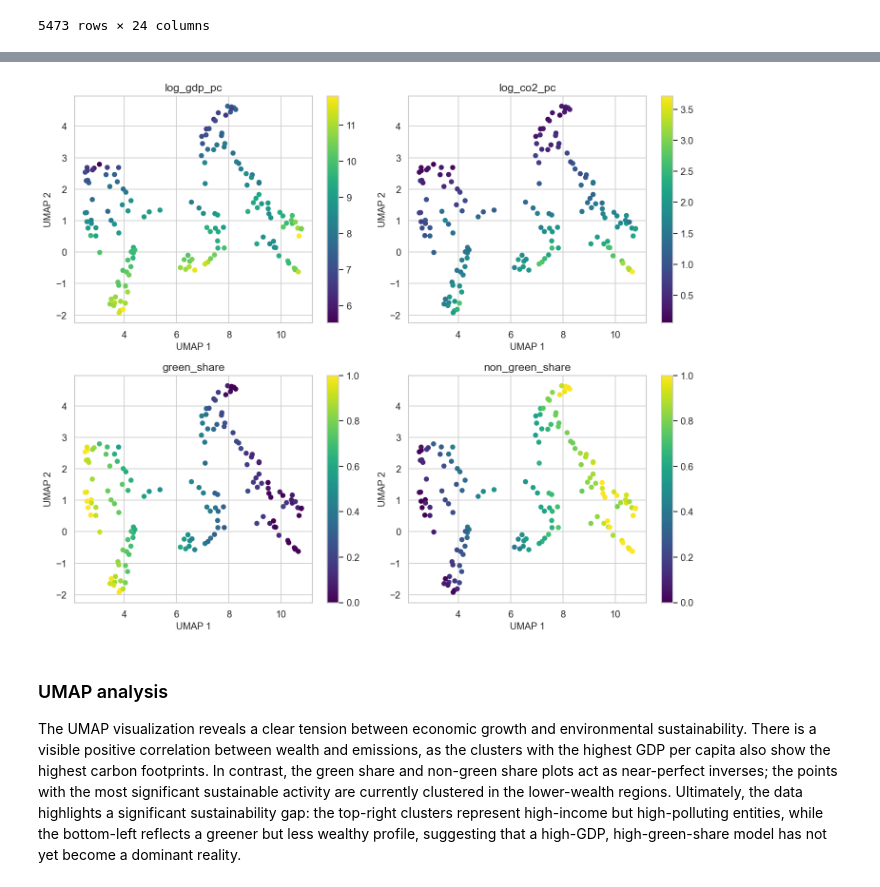
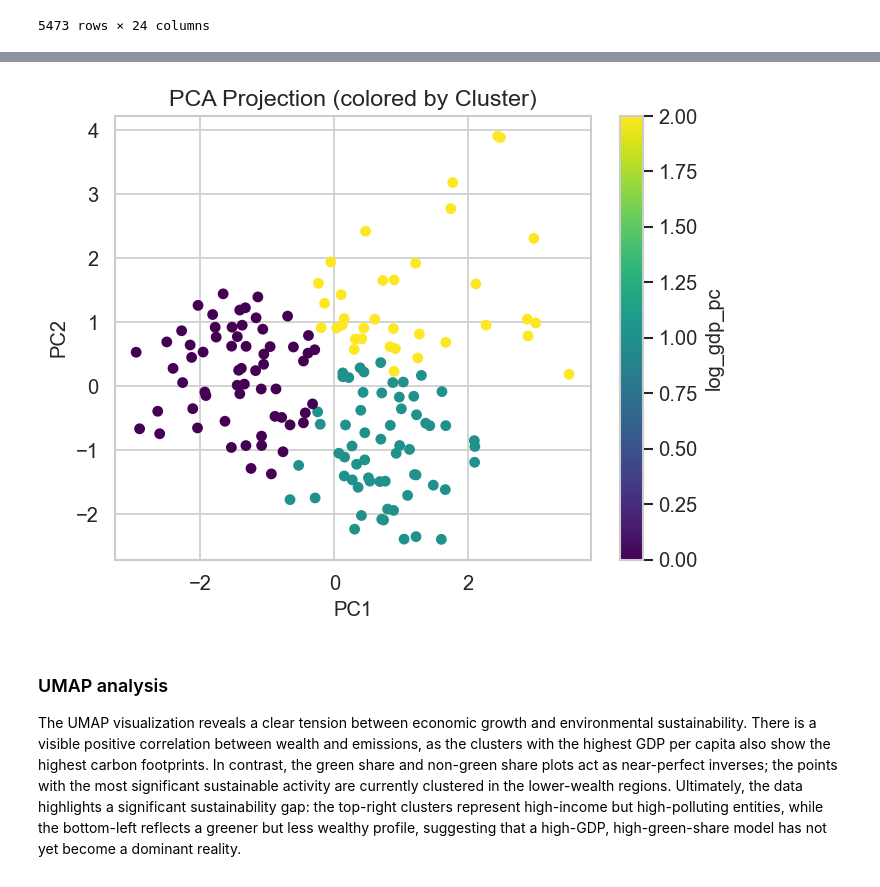
Before and after one commit to fabianfrank-dev/carbon_analysis, a Jupyter notebook: notebooks/data_analytics_project_pandas.ipynb, the cells around one changed output, grey strips where cells are left out. Saved outputs shown, nothing was run; the diff lists cells and outputs as text; code cells hidden in the pictures.

```diff
--- a/notebooks/data_analytics_project_pandas.ipynb
+++ b/notebooks/data_analytics_project_pandas.ipynb
@@ -941,9 +941,18 @@ plt.tight_layout()
 
 The elbow plot shows inertia (within-cluster sum of squares) for k = 1 through 7. The "elbow" at **k = 3** indicates diminishing returns beyond four clusters, making it the optimal choice for segmenting countries by economic and environmental characteristics.
 # %%
-# We use k = 3 based on elbow plot
-cluster_labels, scaled_data, kmeans_model = run_kmeans_elbow(
-    cluster_df, ml_features, n_clusters=3, plot=False)
+# Cluster countries
+cluster_labels, scaled_data, kmeans_model, inertias, scaler = run_kmeans_elbow(
+    X,
+    k_range=range(1, 8),
+    n_clusters=3,
+    plot=False,
+    ax=None,
+    scale=True,
+    random_state=42,
+    n_init=10,)
 
-# write the labels back into the original df
-cluster_df['cluster'] = cluster_labels
+# Add cluster labels to the original data
+cluster_df["cluster"] = cluster_labels
+
+cluster_df
@@ -1022,23 +1066,23 @@ array([[ 2.8498201e+00,  2.6682811e+00],
 # %%
-fig, axes = plt.subplots(2, 2, figsize=(12, 10))
+# extract main dimension (PCA)
+pca = PCA(n_components=2)
+X_pca = pca.fit_transform(X_scaled)
 
-for ax, ml_features in zip(axes.flatten(), features):
-    sc = ax.scatter(
-        embedding[:, 0],
-        embedding[:, 1],
-        c=cluster_df[ml_features],
-        cmap="viridis",
-        s=30
-    )
-    ax.set_title(ml_features)
-    ax.set_xlabel("UMAP 1")
-    ax.set_ylabel("UMAP 2")
-    plt.colorbar(sc, ax=ax)
+# scatter them
+plt.scatter(
+    X_pca[:, 0],
+    X_pca[:, 1],
+    c=cluster_df["cluster"],
+    cmap="viridis",
+    s=30)
 
-plt.tight_layout()
+plt.colorbar(label="log_gdp_pc")
+plt.xlabel("PC1")
+plt.ylabel("PC2")
+plt.title("PCA Projection (colored by Cluster)")
 plt.show()
 # %% [output]
-[figure, old version]
+[figure, new version]
 # %% [markdown]
 ### UMAP analysis
 The UMAP visualization reveals a clear tension between economic growth and environmental sustainability. There is a visible positive correlation between wealth and emissions, as the clusters with the highest GDP per capita also show the highest carbon footprints. In contrast, the green share and non-green share plots act as near-perfect inverses; the points with the most significant sustainable activity are currently clustered in the lower-wealth regions. Ultimately, the data highlights a significant sustainability gap: the top-right clusters represent high-income but high-polluting entities, while the bottom-left reflects a greener but less wealthy profile, suggesting that a high-GDP, high-green-share model has not yet become a dominant reality.
```
Also changed, not shown: parts of 19 cells of this notebook, 3 other files.
